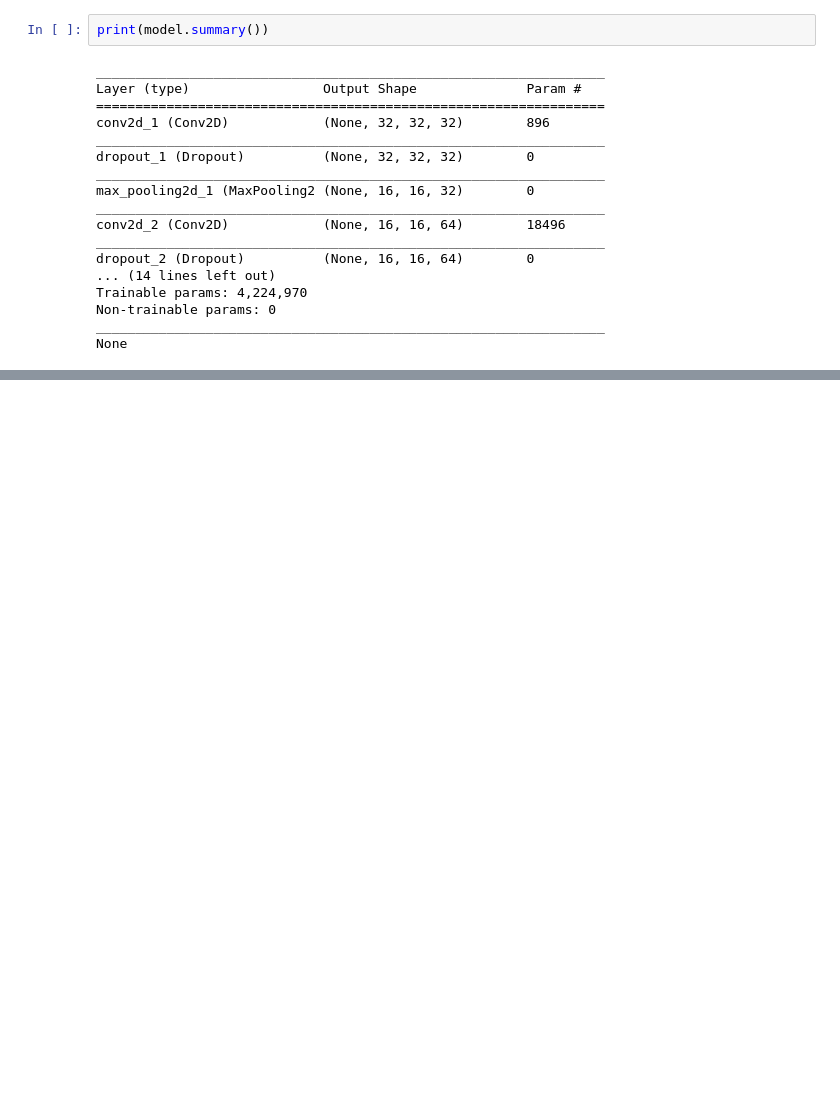
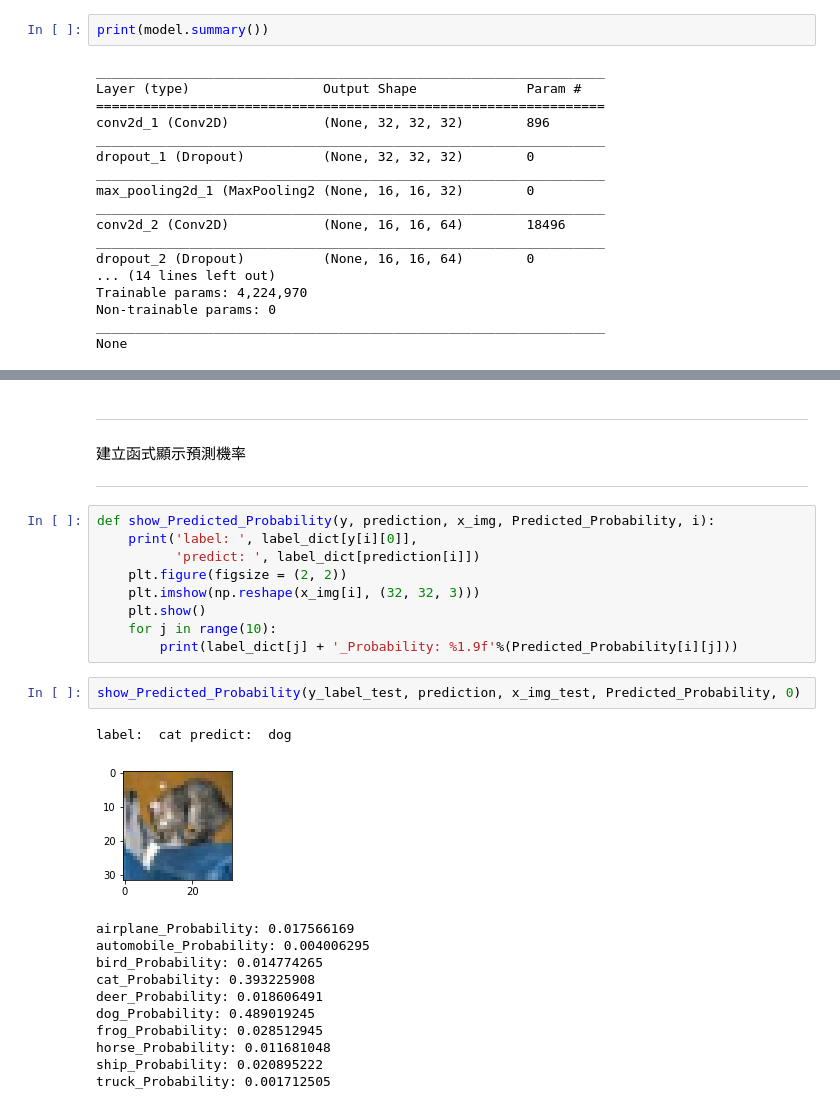
Before and after one commit to a21802/programming-trainning, a Jupyter notebook: python/tensorflow/4.1 Cifar_CNN.ipynb, the cells around one changed output, grey strips where cells are left out. Saved outputs shown, nothing was run; the diff lists cells and outputs as text; blank space fills up the shorter version.

```diff
--- a/python/tensorflow/4.1 Cifar_CNN.ipynb
+++ b/python/tensorflow/4.1 Cifar_CNN.ipynb
@@ -120,0 +184,28 @@ Epoch 10/10
+# %% [markdown]
+<hr>
+建立函式顯示預測機率
+<hr>
+# %%
+def show_Predicted_Probability(y, prediction, x_img, Predicted_Probability, i):
+    print('label: ', label_dict[y[i][0]],
+          'predict: ', label_dict[prediction[i]])
+    plt.figure(figsize = (2, 2))
+    plt.imshow(np.reshape(x_img[i], (32, 32, 3)))
+    plt.show()
+    for j in range(10):
+        print(label_dict[j] + '_Probability: %1.9f'%(Predicted_Probability[i][j]))
+# %%
+show_Predicted_Probability(y_label_test, prediction, x_img_test, Predicted_Probability, 0)
+# %% [output]
+label:  cat predict:  dog
+[figure, added]
+airplane_Probability: 0.017566169
+automobile_Probability: 0.004006295
+bird_Probability: 0.014774265
+cat_Probability: 0.393225908
+deer_Probability: 0.018606491
+dog_Probability: 0.489019245
+frog_Probability: 0.028512945
+horse_Probability: 0.011681048
+ship_Probability: 0.020895222
+truck_Probability: 0.001712505
```
Also changed, not shown: parts of 24 cells of this notebook.
